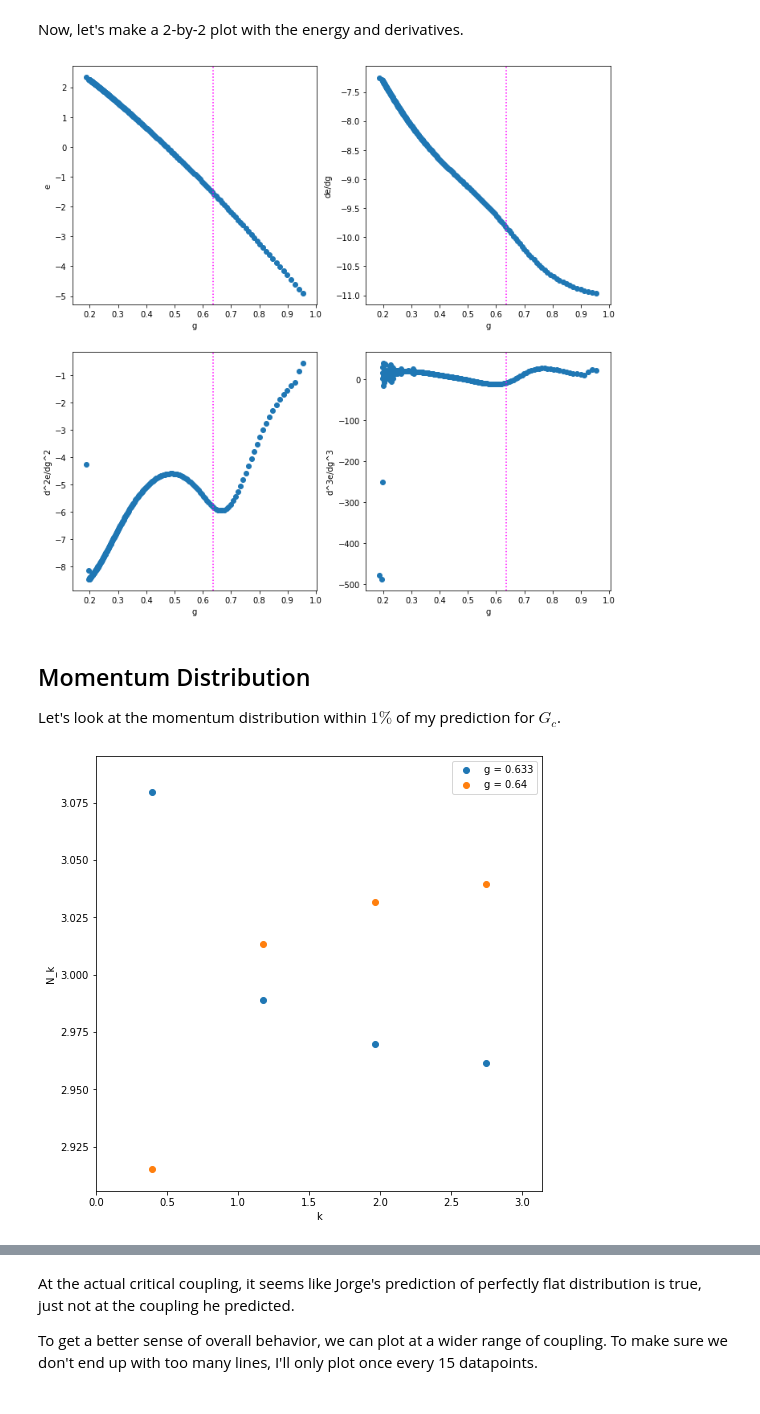
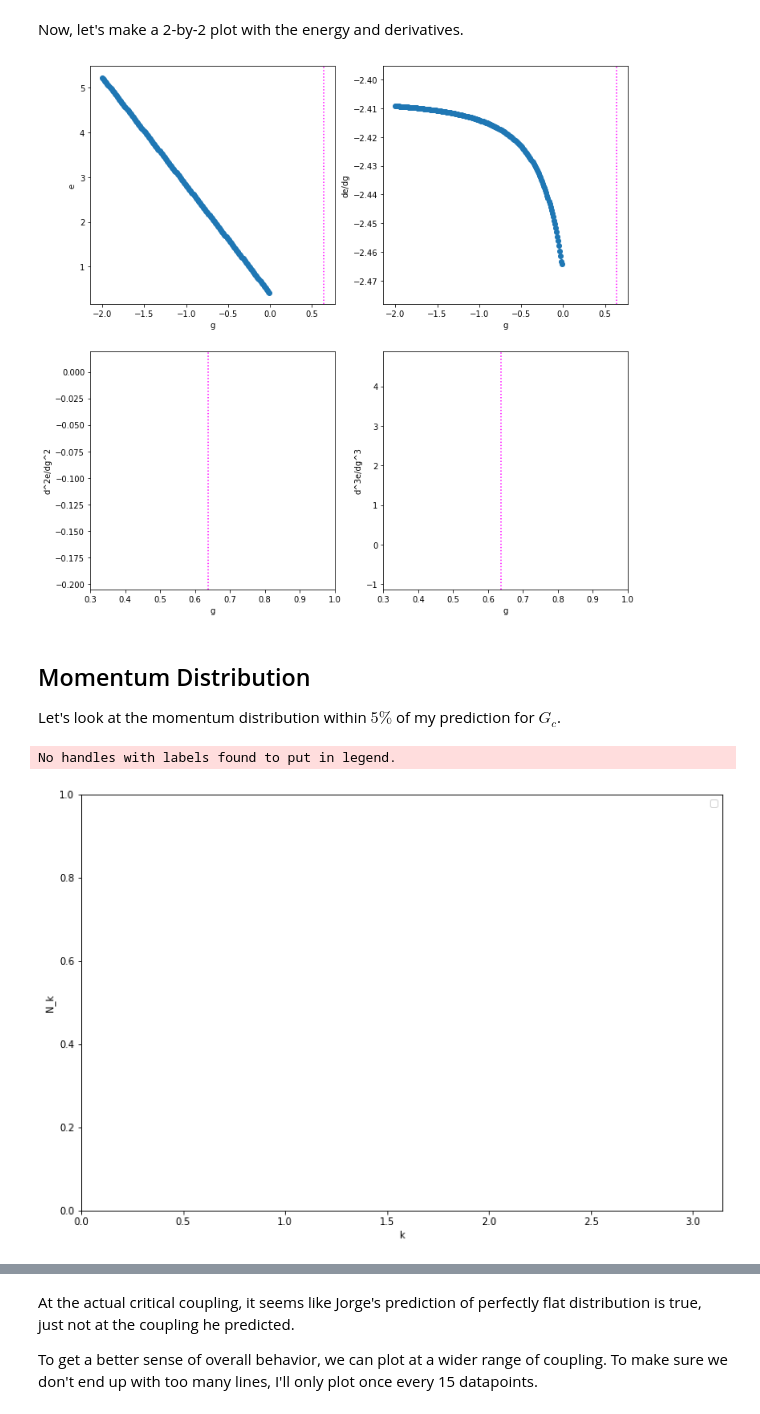
Before and after one commit to wholdhus/so5-richardson-gaudin, a Jupyter notebook: example.ipynb, the cells around one changed output, grey strips where cells are left out. Drawn from its saved outputs; the diff is of its cells as text; code cells hidden in the pictures.

```diff
--- a/example.ipynb
+++ b/example.ipynb
@@ -16,14 +16,15 @@ $g = \frac{G}{1-G\sum_k k}$. At $G_c = \frac{1}{\sum_k k}$, $g$ becomes singular
 Due to assumptions in the code, I currently require Nup and Ndown to be even numbers.
 # %%
 L = 4 # Very small system, just an illustration
-Nup = 6
-Ndown = 6
+Nup = 2
+Ndown = 2
 
 N = Nup + Ndown
 
 dims = (L, Nup, Ndown)
 
-G_final = 1.5*(2/(np.pi*L)) # 1.5 times critical coupling?
+# G_final = 1.5*(2/(np.pi*L)) # 1.5 times critical coupling?
+G_final = -0.5
 k = np.arange(1, 2*L+1, 2)*0.5*np.pi/L
 # %% [markdown]
 Setting numerical parameters. If the following things don't work, try decreasing ``dg`` (which will change the other parameters as well). If you want more (or less) points in the output, decrease (increase) the value of ``skip``, which sets how often we remove artificial imaginary parts and save values to output (i.e. skip ``skip`` values of ``g`` before doing this).
@@ -59,7 +55,7 @@ if G_final > 1./np.sum(k):
                               imscale_v=imv, skip=skip)
 else:
     # Can just increment g
-    output_df = solve_rgEqs(dims, Gf, k, dg=dg, g0=g0, imscale_k=imk,
-                            imscale_v=imv, skip=skip)
+    output_df = solve_rgEqs(dims, G_final, k, dg=dg, g0=g0, imscale_k=imk,
+                            imscale_v=imv, skip=1)
 # %% [output]
 Initial guesses:
@@ -283,6 +279,7 @@ plt.scatter(gs, d2e)
 plt.xlabel('g')
 plt.ylabel('d^2e/dg^2')
 plt.axvline(g_c, ls=':', color='magenta')
+plt.xlim(0.3, 1.0)
 
 
 plt.subplot(2, 2, 4)
@@ -290,26 +287,31 @@ plt.scatter(gs, d3e)
 plt.xlabel('g')
 plt.ylabel('d^3e/dg^3')
 plt.axvline(g_c, ls=':', color='magenta')
+plt.xlim(0.3, 1.0)
+# Behavior around G=0 is weird but this is due to truncation and inaccuracies in the solution around that point
 
 plt.show()
 # %% [output]
-[figure, old version]
+[figure, new version]
 # %% [markdown]
 ## Momentum Distribution
 
-Let's look at the momentum distribution within $1\%$ of my prediction for $G_c$.
+Let's look at the momentum distribution within $5\%$ of my prediction for $G_c$.
 # %%
-plt.figure(figsize=(8,8))
+N_inds = ['N_{}'.format(i) for i in range(L)]
 
-N_inds = ['N_{}'.format(i) for i in range(L)]
-G_c = g_c/L
+plt.figure(figsize=(12, 8))
+
 for i, G in enumerate(Gs):
-    if 0.99 < G/G_c < 1.01: # Only selecting within 1% of G_c
-        plt.scatter(k, output_df[N_inds].iloc[i], label='g = {}'.format(np.round(G*L, 3)))
+    if 0.95 < G*L/g_c < 1.05: # Only selecting within 2% of G_c
+        plt.plot(k, output_df[N_inds].iloc[i],
+                label='g = {}'.format(np.round(G*L, 3)), # rounding the label to 3 decimal places
+                 marker='o') # Putting a dot at each data point
 plt.xlabel('k')
 plt.ylabel('N_k')
 plt.legend()
 plt.xlim(0, np.pi)
 plt.show()
 # %% [output]
+No handles with labels found to put in legend.
-[figure, old version]
+[figure, new version]
```
Also changed, not shown: parts of 36 cells of this notebook, 3 other files.
